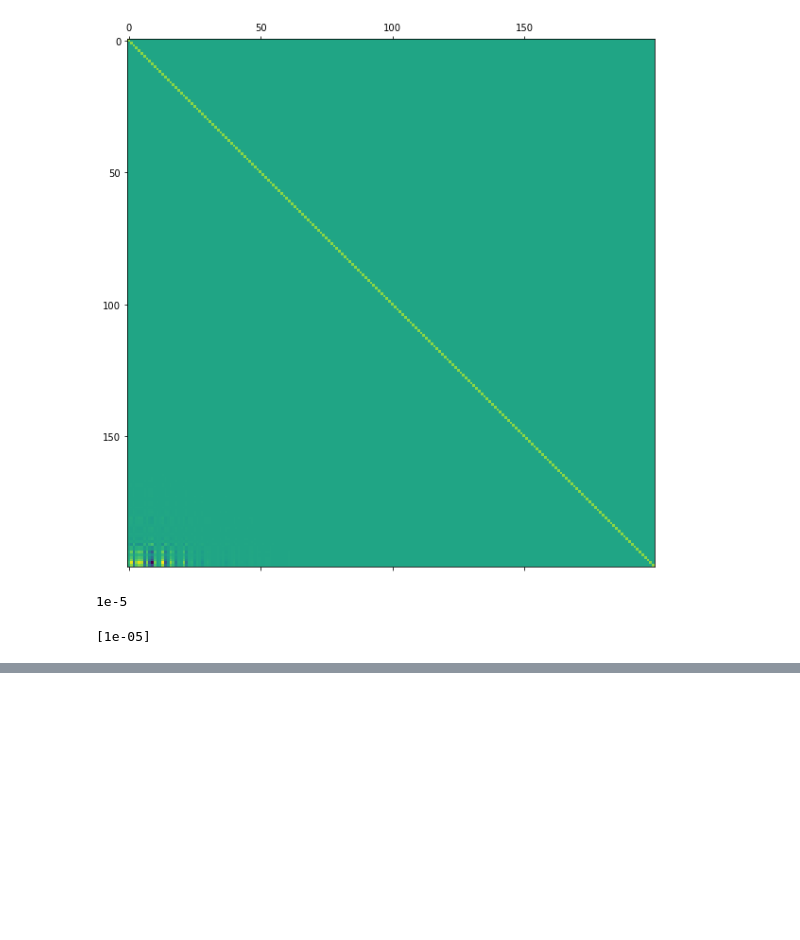
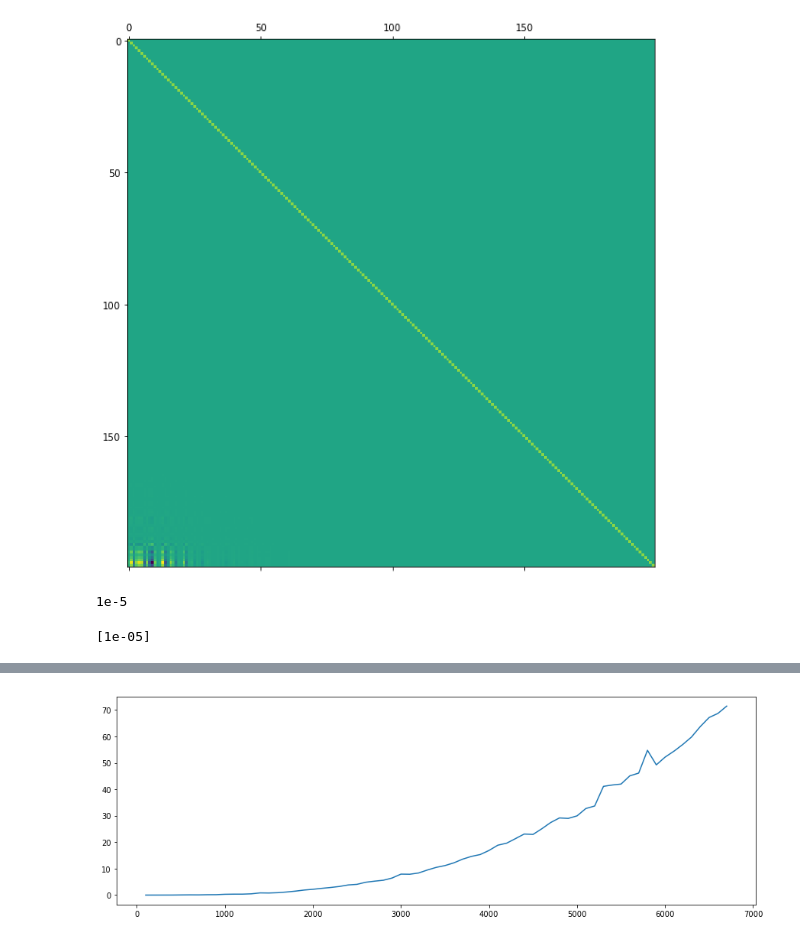
Before and after one commit to RainMustFall/algebra-algorithms, a Jupyter notebook: cmake-build-debug/CMA checker.ipynb, the cells around one changed output, grey strips where cells are left out. Drawn from its saved outputs; the diff is of its cells as text; code cells hidden in the pictures; blank space fills up the shorter version.

Commit message:
some changes in first task

```diff
--- a/cmake-build-debug/CMA checker.ipynb
+++ b/cmake-build-debug/CMA checker.ipynb
@@ -53,0 +90,12 @@ a
+# %%
+import matplotlib.pyplot as plt
+plt.rcParams['figure.figsize'] = 15, 5
+import numpy as np
+
+with open('task1_copy.out') as f:
+    for row in f.readlines():
+        plt.plot([i for i in range(100, 6800, 100)], [i / 1000 for i in list(map(float, row.split()))])
+
+plt.show()
+# %% [output]
+[figure, added]
```
Also changed, not shown: parts of 2 cells of this notebook, 53 other files.
